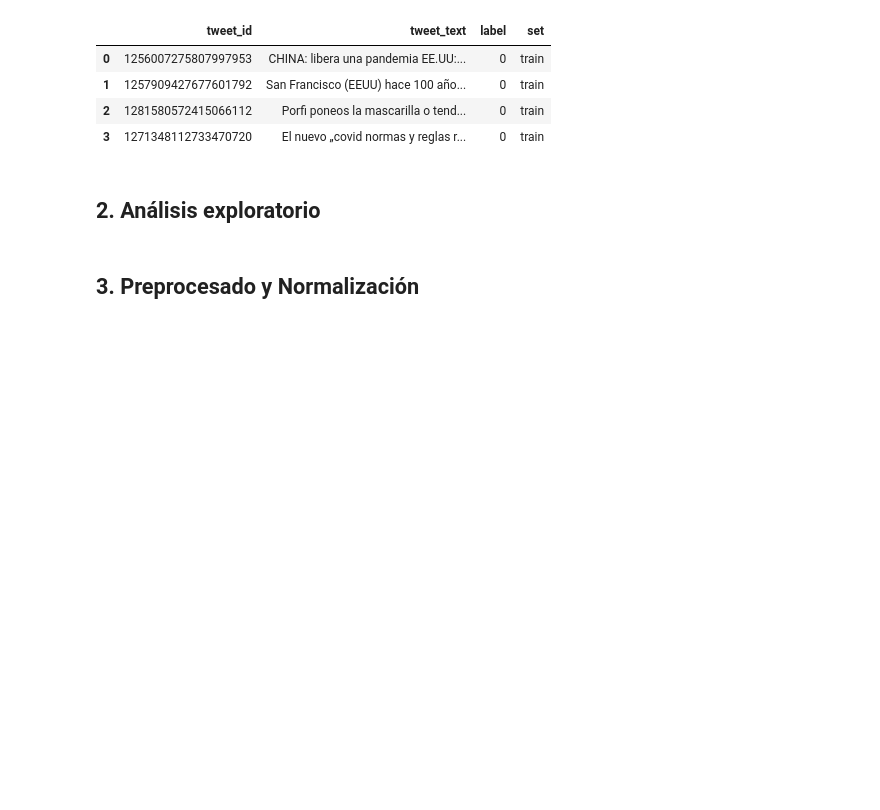
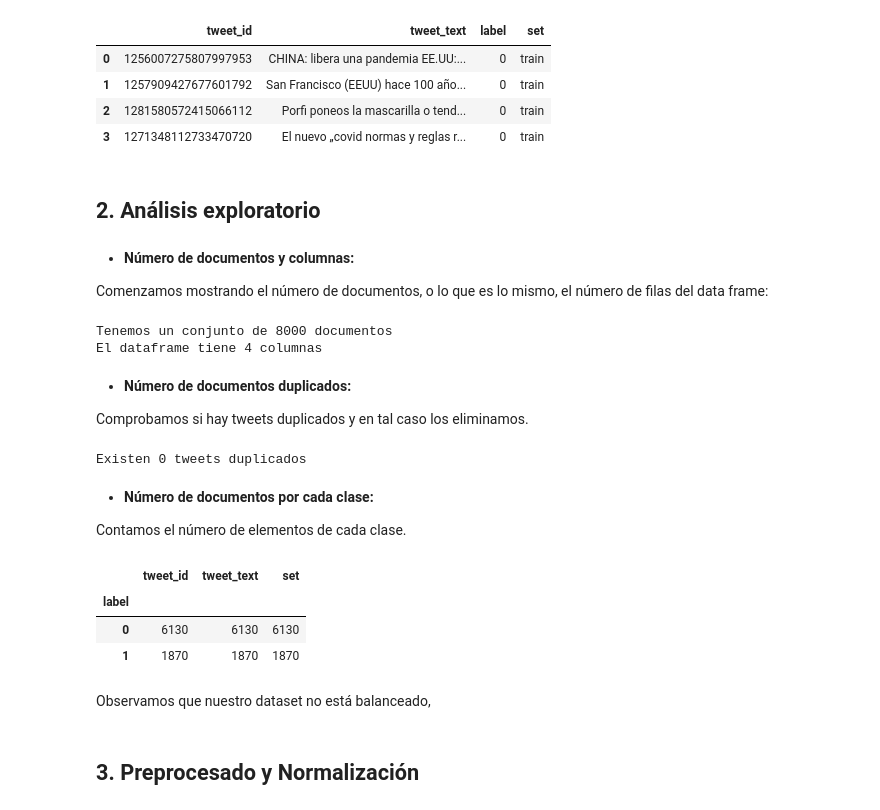
Before and after one commit to MartaCaste/Text-Mining, a Jupyter notebook: Ejerciciopropuesto_ModuloTextMining.ipynb, the cells around one changed output. Saved outputs shown, nothing was run; the diff lists cells and outputs as text; code cells hidden in the pictures; blank space fills up the shorter version.

```diff
--- a/Ejerciciopropuesto_ModuloTextMining.ipynb
+++ b/Ejerciciopropuesto_ModuloTextMining.ipynb
@@ -89,6 +154,39 @@ datos_ejercicio.head(4)
 | 3 | 1271348112733470720 | El nuevo „covid normas y reglas r... | 0 | train |
 # %% [markdown]
 ## 2. Análisis exploratorio
+# %% [markdown]
+* **Número de documentos y columnas:**
+
+Comenzamos mostrando el número de documentos, o lo que es lo mismo, el número de filas del data frame:
+# %%
+print("Tenemos un conjunto de {} documentos".format(len(datos_ejercicio)))
+print("El dataframe tiene {} columnas".format(datos_ejercicio.shape[1]))
+# %% [output]
+Tenemos un conjunto de 8000 documentos
+El dataframe tiene 4 columnas
+# %% [markdown]
+* **Número de documentos duplicados:**
+
+Comprobamos si hay tweets duplicados y en tal caso los eliminamos.
+# %%
+# metodo duplicated con subset=["title"]
+print("Existen {} tweets duplicados".format(np.sum(datos_ejercicio.duplicated(subset="tweet_text"))))
+# %% [output]
+Existen 0 tweets duplicados
+# %% [markdown]
+* **Número de documentos por cada clase:**
+
+Contamos el número de elementos de cada clase.
+# %%
+# Número de elementos de cada clase:
+datos_ejercicio.groupby(['label']).count()
+# %% [output]
+|  | tweet_id | tweet_text | set |
+| label |  |  |  |
+| 0 | 6130 | 6130 | 6130 |
+| 1 | 1870 | 1870 | 1870 |
+# %% [markdown]
+Observamos que nuestro dataset no está balanceado,
 # %% [markdown]
 ## 3. Preprocesado y Normalización
 # %% [markdown]
```
Also changed, not shown: parts of 2 cells of this notebook.
